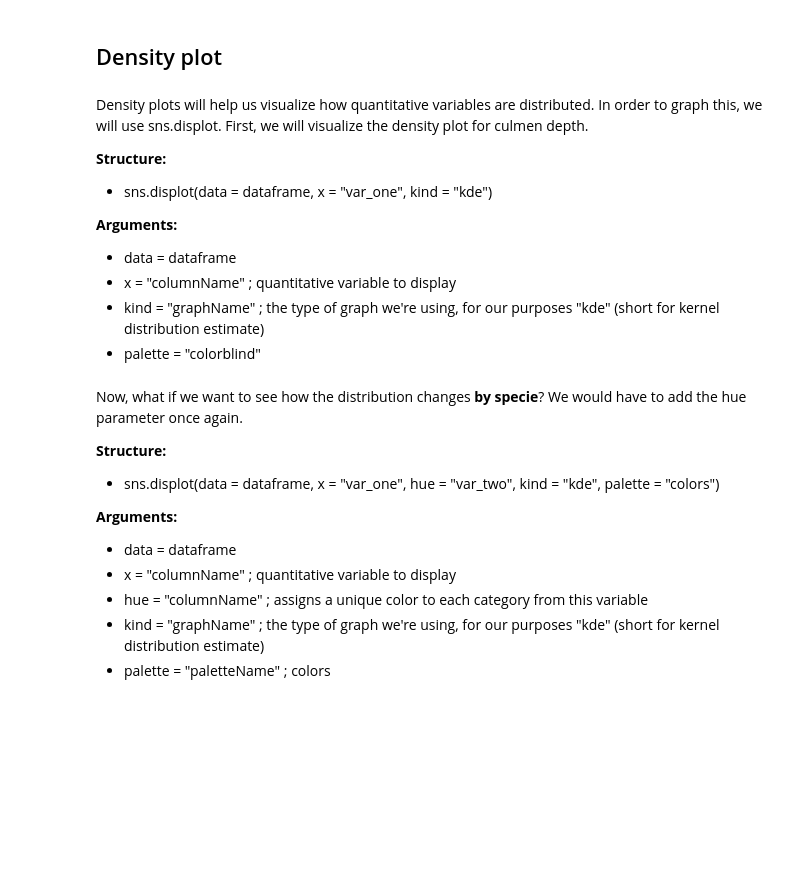
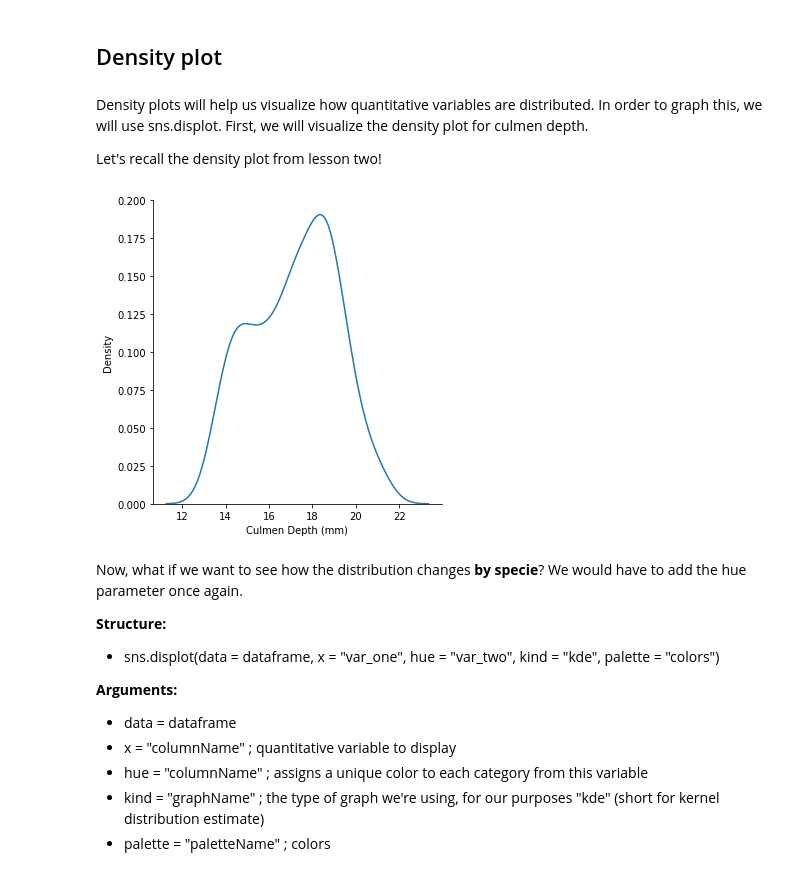
Before and after one commit to angelicasang/PythonProject, a Jupyter notebook: Session3/Teaching3-Handout.ipynb, the cells around one changed output. Saved outputs shown, nothing was run; the diff lists cells and outputs as text; code cells hidden in the pictures; blank space fills up the shorter version.

```diff
--- a/Session3/Teaching3-Handout.ipynb
+++ b/Session3/Teaching3-Handout.ipynb
@@ -240,20 +231,15 @@ A lot to digest! But play around with other dataframes from our repo and you wil
 # %% [markdown]
 Density plots will help us visualize how quantitative variables are distributed. In order to graph this, we will use sns.displot. First, we will visualize the density plot for culmen depth.
 
-**Structure:**
-* sns.displot(data = dataframe, x = "var_one", kind = "kde")
-
-**Arguments:**
-* data = dataframe
-* x = "columnName" ; quantitative variable to display
-* kind = "graphName" ; the type of graph we're using, for our purposes "kde" (short for kernel distribution estimate)
-* palette = "colorblind"
+Let's recall the density plot from lesson two!
 # %%
 # Create displot for Culmen Depth (mm)
-sns.displot()
+sns.displot(data = penguins, x = "Culmen Depth (mm)", kind="kde", palette = "colorblind")
 
 # Display the plot
 plt.show()
+# %% [output]
+[figure, added]
 # %% [markdown]
 Now, what if we want to see how the distribution changes **by specie**? We would have to add the hue parameter once again.
 
```
Also changed, not shown: parts of 6 cells of this notebook, 1 other file.
